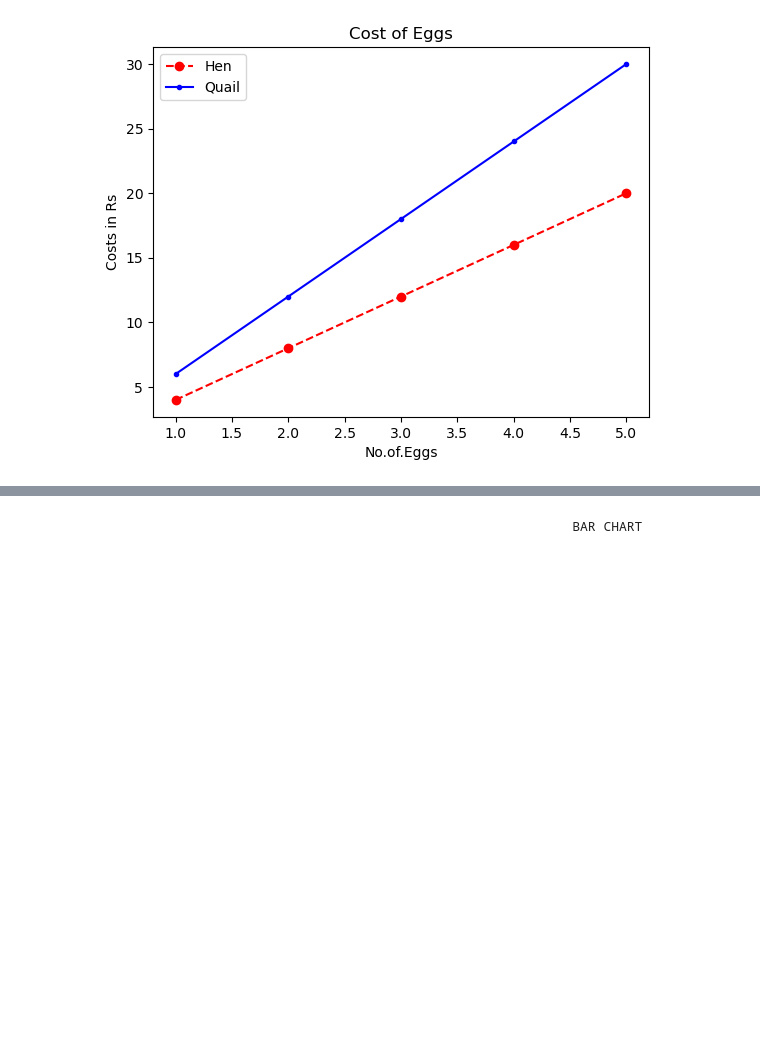
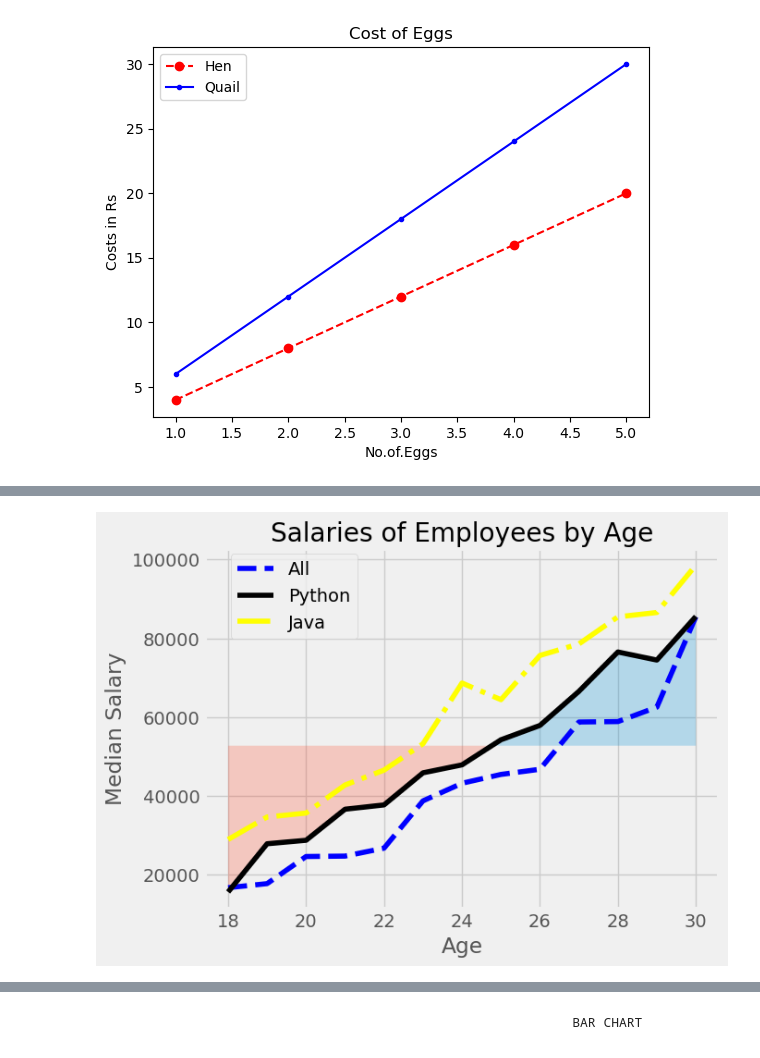
Before and after one commit to Suruthi-Keerthika/Projects, a Jupyter notebook: Mat.ipynb, the cells around one changed output, grey strips where cells are left out. Saved outputs shown, nothing was run; the diff lists cells and outputs as text; code cells hidden in the pictures; blank space fills up the shorter version.

```diff
--- a/Mat.ipynb
+++ b/Mat.ipynb
@@ -46,0 +72,17 @@ plt.show()
+# %%
+import numpy as np
+Python=np.array(Python)
+Java=np.array(Java)
+plt.plot(Ages,All, linestyle="--", color="Blue",label="All")
+plt.plot(Ages,Python, linestyle="-", color="Black",label="Python")
+plt.plot(Ages,Java, linestyle="-.", color="Yellow", label="Java")
+plt.xlabel("Age")
+plt.ylabel("Median Salary")
+plt.legend(loc=(0.05,0.75))
+plt.title("Salaries of Employees by Age")
+overall_median=52764
+plt.fill_between(Ages,Python,overall_median,where=(Python > overall_median),interpolate=True, alpha=0.25)
+plt.fill_between(Ages,Python,overall_median,where=(Python <= overall_median),interpolate=True, alpha=0.25)
+plt.show()
+# %% [output]
+[figure, added]
```
Also changed, not shown: parts of 17 cells of this notebook.
